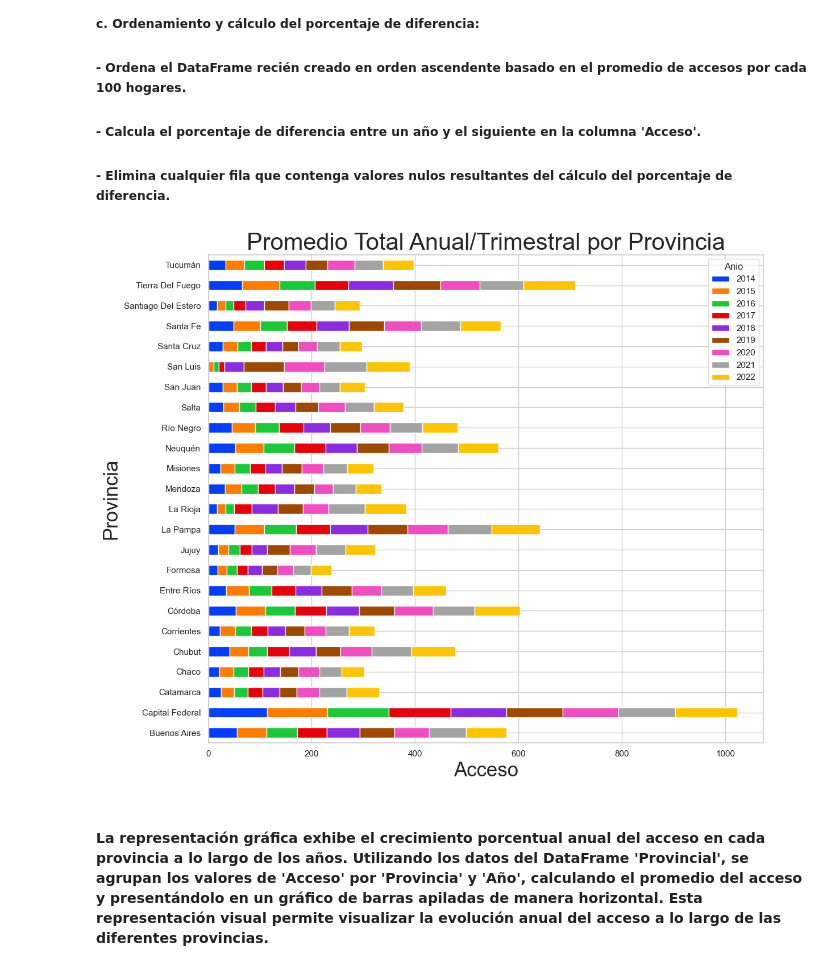
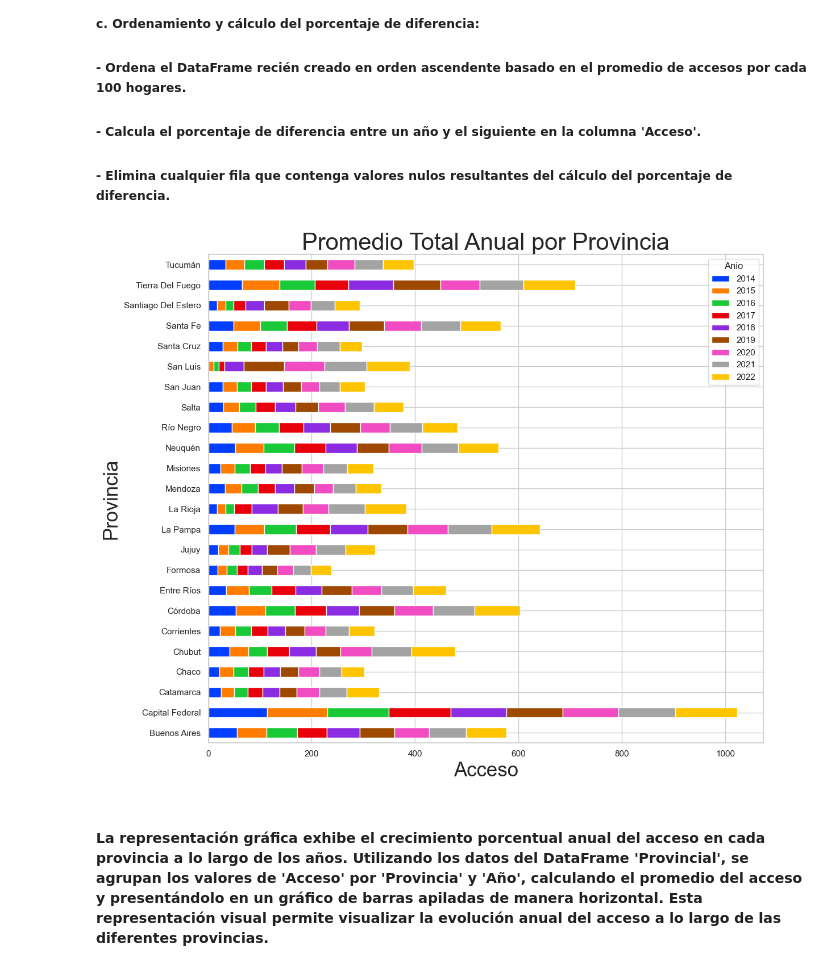
Before and after one commit to jonathancastillo185/Proyecto-2, a Jupyter notebook: Analisis explotatorio de los datos.ipynb, the cells around one changed output. Cells and saved outputs as stored; diff of their text form; code cells hidden in the pictures.

```diff
--- a/Analisis explotatorio de los datos.ipynb
+++ b/Analisis explotatorio de los datos.ipynb
@@ -280,20 +280,20 @@ Provincial.head(10) #---> Visualizo el resultado
 # %%
 fig, axes = plt.subplots(figsize=(12, 10))
 
 #---> Ordenar las barras apiladas en cada año de forma descendente
 stacked_data = Provincial.groupby(['Provincia', 'Anio'])['Acceso'].mean().unstack()
 
 #---> Crear un gráfico de barras apiladas con el eje y invertido
 stacked_data.plot(kind='barh', stacked=True, ax=axes)
 
-axes.set_title('Promedio Total Anual/Trimestral por Provincia', fontsize=30)
+axes.set_title('Promedio Total Anual por Provincia', fontsize=30)
 axes.set_xlabel('Acceso', fontsize=25)
 axes.set_ylabel('Provincia', fontsize=25)
 
 plt.tight_layout()
 plt.show()
 # %% [output]
-[figure, old version]
+[figure, new version]
 # %% [markdown]
 #### La representación gráfica exhibe el crecimiento porcentual anual del acceso en cada provincia a lo largo de los años. Utilizando los datos del DataFrame 'Provincial', se agrupan los valores de 'Acceso' por 'Provincia' y 'Año', calculando el promedio del acceso y presentándolo en un gráfico de barras apiladas de manera horizontal. Esta representación visual permite visualizar la evolución anual del acceso a lo largo de las diferentes provincias.
 # %%
```
Also changed, not shown: parts of 2 cells of this notebook, 8 other files.
